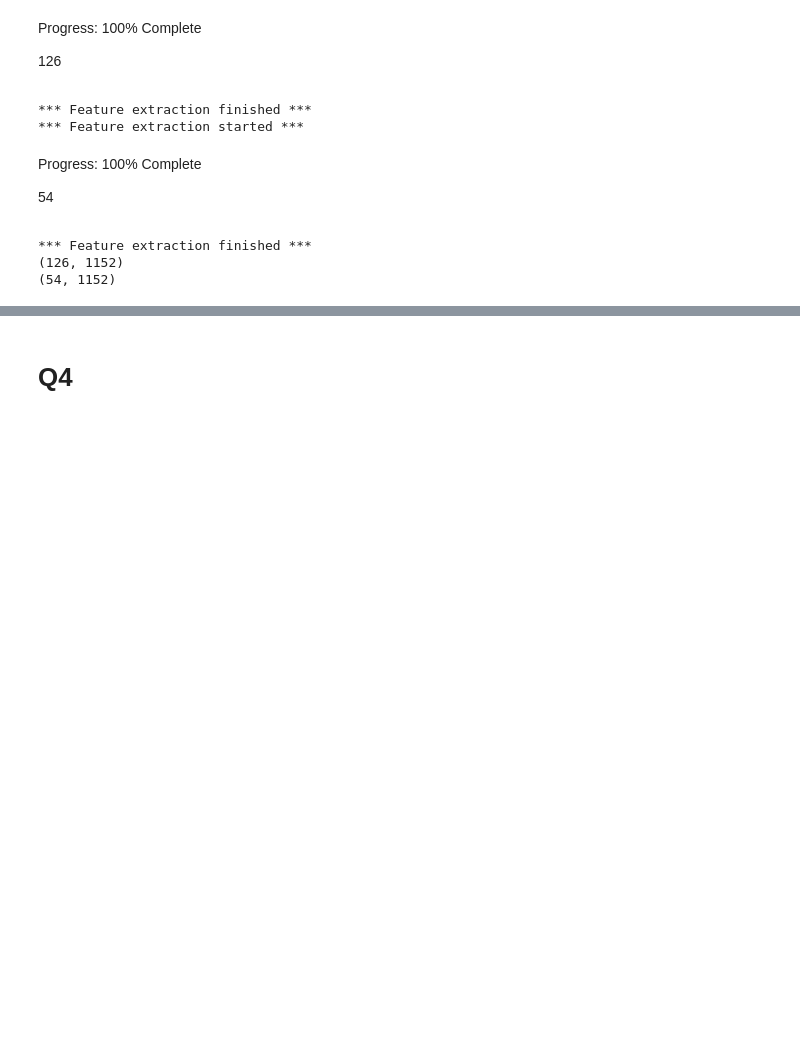
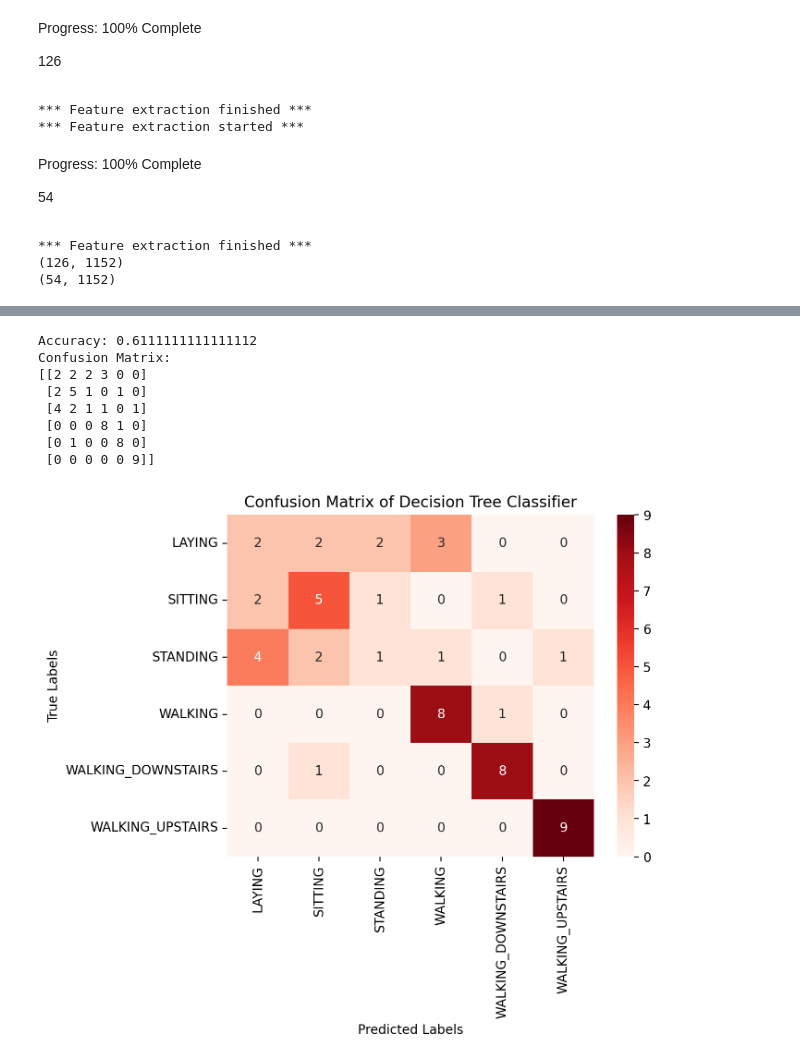
Before and after one commit to shreyamali01/fork-it, a Jupyter notebook: Task_1.ipynb, the cells around one changed output, grey strips where cells are left out. Saved outputs shown, nothing was run; the diff lists cells and outputs as text; code cells hidden in the pictures; blank space fills up the shorter version.

```diff
--- a/Task_1.ipynb
+++ b/Task_1.ipynb
@@ -249,2 +252,28 @@ plt.show()
-# %% [markdown]
-# Q4
+# %%
+# Reshape X_train, X_test to 2D arrays
+X_train_2d = X_train.reshape(X_train.shape[0], -1)
+X_test_2d = X_test.reshape(X_test.shape[0], -1)
+
+dt_classifier = DecisionTreeClassifier(random_state=42)
+dt_classifier.fit(X_train_2d, y_train)
+activities = ['LAYING', 'SITTING', 'STANDING', 'WALKING', 'WALKING_DOWNSTAIRS', 'WALKING_UPSTAIRS']
+y_pred = dt_classifier.predict(X_test_2d)
+accuracy = accuracy_score(y_test, y_pred)
+print(f"Accuracy: {accuracy}")
+print("Confusion Matrix:")
+print(confusion_matrix(y_test, y_pred))
+sns.heatmap(confusion_matrix(y_test, y_pred), annot=True, cmap='Reds', fmt='d', xticklabels=activities, yticklabels=activities)
+plt.title('Confusion Matrix of Decision Tree Classifier')
+plt.xlabel('Predicted Labels')
+plt.ylabel('True Labels')
+plt.show()
+# %% [output]
+Accuracy: 0.6111111111111112
+Confusion Matrix:
+[[2 2 2 3 0 0]
+ [2 5 1 0 1 0]
+ [4 2 1 1 0 1]
+ [0 0 0 8 1 0]
+ [0 1 0 0 8 0]
+ [0 0 0 0 0 9]]
+[figure, added]
```
Also changed, not shown: parts of 9 cells of this notebook, 5 other files.
